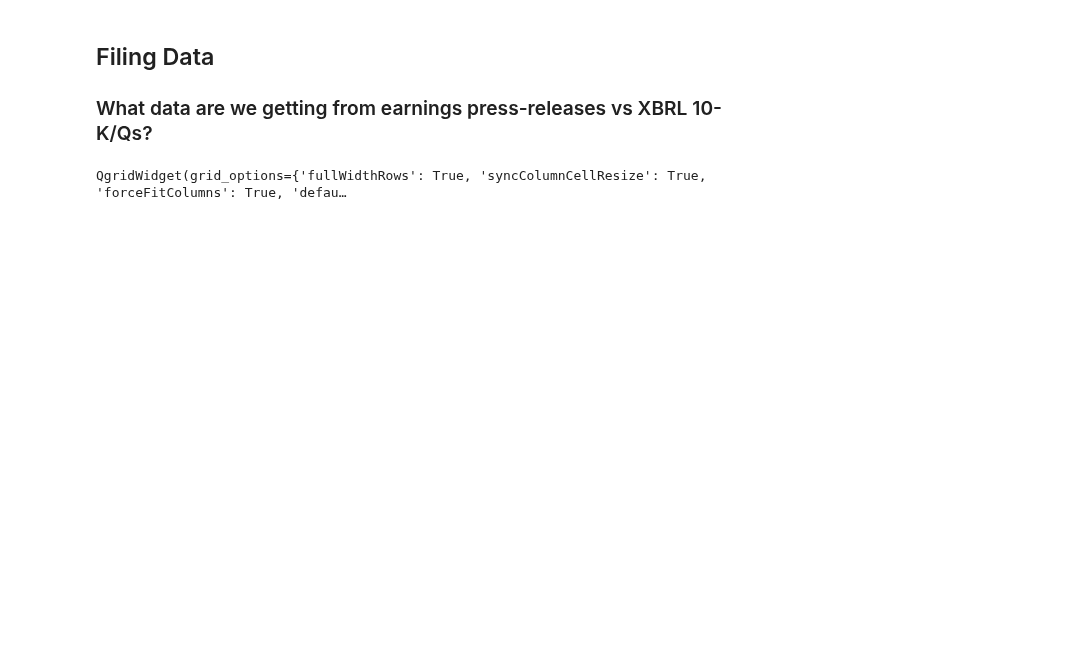
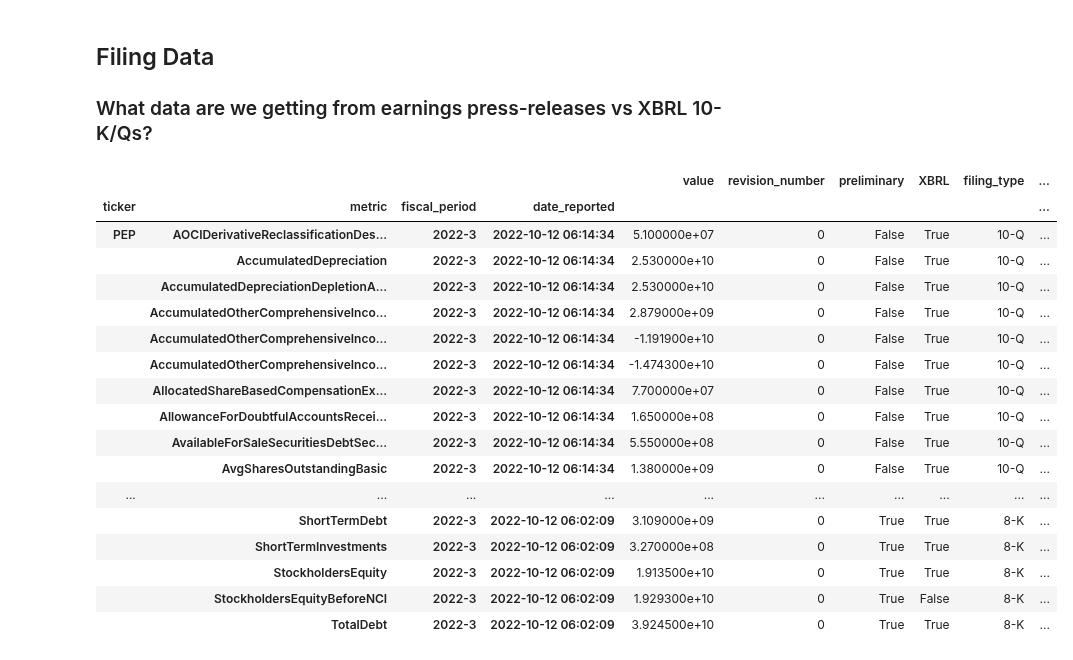
Before and after one commit to calcbench/notebooks, a Jupyter notebook: filing_timeline.ipynb, the cells around one changed output. Cells and saved outputs as stored; diff of their text form; code cells hidden in the pictures; blank space fills up the shorter version.

```diff
--- a/filing_timeline.ipynb
+++ b/filing_timeline.ipynb
@@ -62,10 +66,12 @@ filings.groupby(["ticker", "fiscal_year", "fiscal_period"]).apply(
 # %% [markdown]
 ## Filing Data
 ### What data are we getting from earnings press-releases vs XBRL 10-K/Qs?
+# %%
+company_idenfiers = ['PEP']
 # %%
 data = cb.standardized(company_identifiers=company_idenfiers, point_in_time=True)
 # %%
-qgrid.show_grid(data.merge(
+d = data.merge(
     filings[["fiscal_year", "fiscal_period"]].rename(
         columns={
             "fiscal_year": "filing_fiscal_year",
@@ -74,11 +80,25 @@ qgrid.show_grid(data.merge(
     ),
     left_on="filing_id",
     right_index=True,
-).groupby(["ticker", "filing_fiscal_year", "filing_fiscal_period"]).apply(
-    lambda x: pd.Series(
-        (x.shape[0], x[x.preliminary].shape[0] / x.shape[0]),
-        ["total_points", "percent_preliminary"],
-    )
-).dropna())
+)
-# %% [output]
-QgridWidget(grid_options={'fullWidthRows': True, 'syncColumnCellResize': True, 'forceFitColumns': True, 'defau…
+# %%
+d
+# %% [output]
+|  |  |  |  | value | revision_number | preliminary | XBRL | filing_type | ... |
+| ticker | metric | fiscal_period | date_reported |  |  |  |  |  | ... |
+| PEP | AOCIDerivativeReclassificationDes... | 2022-3 | 2022-10-12 06:14:34 | 5.100000e+07 | 0 | False | True | 10-Q | ... |
+|  | AccumulatedDepreciation | 2022-3 | 2022-10-12 06:14:34 | 2.530000e+10 | 0 | False | True | 10-Q | ... |
+|  | AccumulatedDepreciationDepletionA... | 2022-3 | 2022-10-12 06:14:34 | 2.530000e+10 | 0 | False | True | 10-Q | ... |
+|  | AccumulatedOtherComprehensiveInco... | 2022-3 | 2022-10-12 06:14:34 | 2.879000e+09 | 0 | False | True | 10-Q | ... |
+|  | AccumulatedOtherComprehensiveInco... | 2022-3 | 2022-10-12 06:14:34 | -1.191900e+10 | 0 | False | True | 10-Q | ... |
+|  | AccumulatedOtherComprehensiveInco... | 2022-3 | 2022-10-12 06:14:34 | -1.474300e+10 | 0 | False | True | 10-Q | ... |
+|  | AllocatedShareBasedCompensationEx... | 2022-3 | 2022-10-12 06:14:34 | 7.700000e+07 | 0 | False | True | 10-Q | ... |
+|  | AllowanceForDoubtfulAccountsRecei... | 2022-3 | 2022-10-12 06:14:34 | 1.650000e+08 | 0 | False | True | 10-Q | ... |
+|  | AvailableForSaleSecuritiesDebtSec... | 2022-3 | 2022-10-12 06:14:34 | 5.550000e+08 | 0 | False | True | 10-Q | ... |
+|  | AvgSharesOutstandingBasic | 2022-3 | 2022-10-12 06:14:34 | 1.380000e+09 | 0 | False | True | 10-Q | ... |
+| ... | ... | ... | ... | ... | ... | ... | ... | ... | ... |
+|  | ShortTermDebt | 2022-3 | 2022-10-12 06:02:09 | 3.109000e+09 | 0 | True | True | 8-K | ... |
+|  | ShortTermInvestments | 2022-3 | 2022-10-12 06:02:09 | 3.270000e+08 | 0 | True | True | 8-K | ... |
+|  | StockholdersEquity | 2022-3 | 2022-10-12 06:02:09 | 1.913500e+10 | 0 | True | True | 8-K | ... |
+|  | StockholdersEquityBeforeNCI | 2022-3 | 2022-10-12 06:02:09 | 1.929300e+10 | 0 | True | False | 8-K | ... |
+|  | TotalDebt | 2022-3 | 2022-10-12 06:02:09 | 3.924500e+10 | 0 | True | True | 8-K | ... |
```
Also changed, not shown: parts of 13 cells of this notebook.
